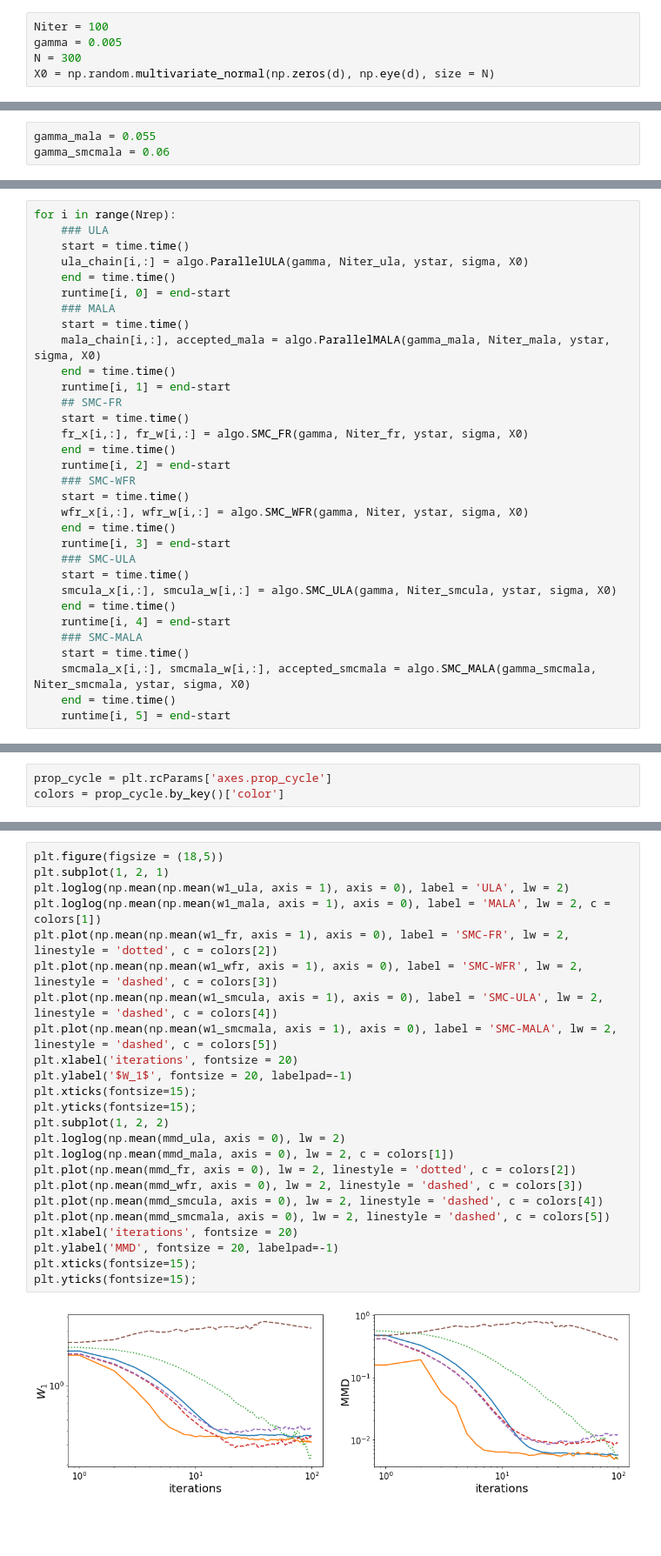
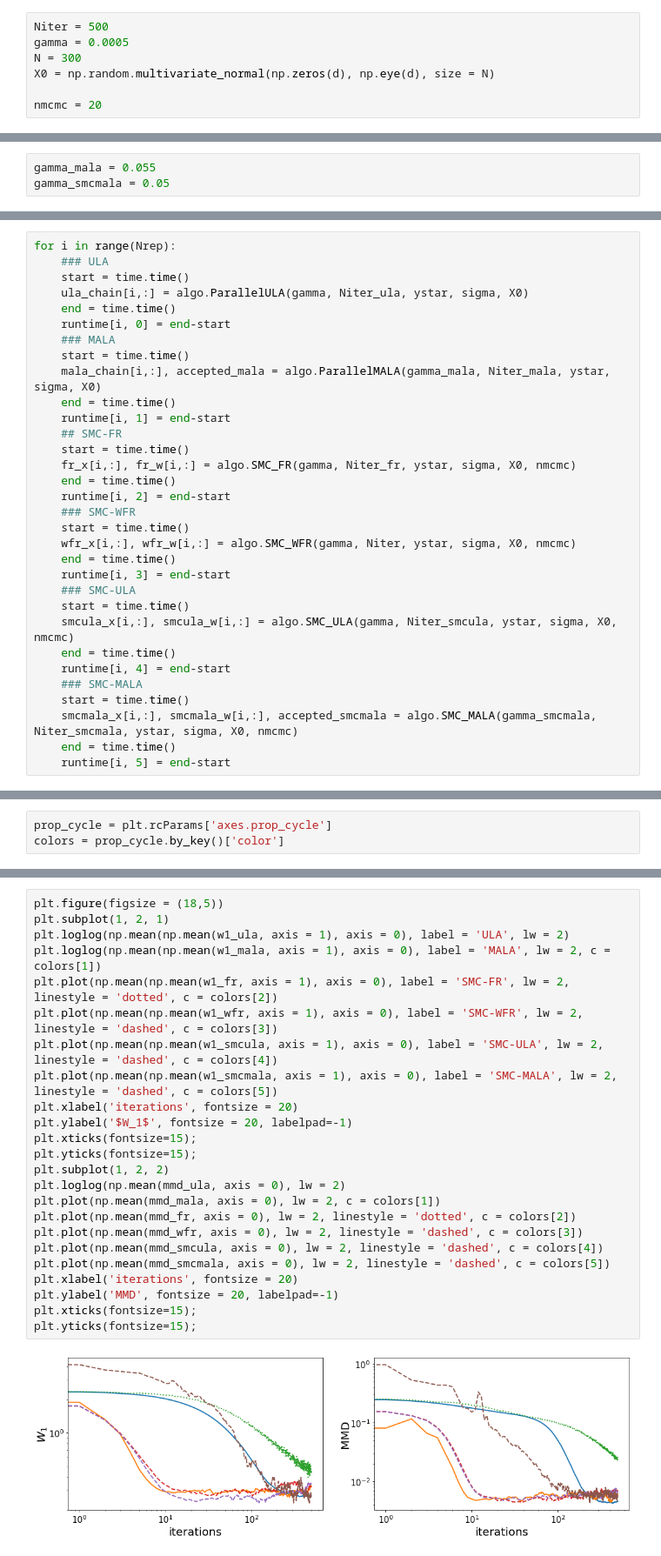
Before and after one commit to FrancescaCrucinio/SMC-WFR, a Jupyter notebook: Donut/Donut_FlowComparison.ipynb, the cells around one changed output, grey strips where cells are left out. Shown: that part at 87% size. Cells and saved outputs as stored; diff of their text form; blank space fills up the shorter version.

```diff
--- a/Donut/Donut_FlowComparison.ipynb
+++ b/Donut/Donut_FlowComparison.ipynb
@@ -40,8 +50,10 @@ true_weight = rs.exp_and_normalise(algo.logpi_donut(true_sample.T, ystar, sigma)
 # %%
-Niter = 100
-gamma = 0.005
+Niter = 500
+gamma = 0.0005
 N = 300
 X0 = np.random.multivariate_normal(np.zeros(d), np.eye(d), size = N)
+
+nmcmc = 20
 # %%
 ancestors = rs.resampling('stratified', true_weight, N)
 true_sample = true_sample[ancestors, :]
@@ -58,7 +70,7 @@ Niter_smcula = Niter
 Niter_smcmala = Niter
 # %%
 gamma_mala = 0.055
-gamma_smcmala = 0.06
+gamma_smcmala = 0.05
 # %%
 Nalgo = 6
 Nrep = 5
@@ -89,22 +101,22 @@ for i in range(Nrep):
     runtime[i, 1] = end-start
     ## SMC-FR
     start = time.time()
-    fr_x[i,:], fr_w[i,:] = algo.SMC_FR(gamma, Niter_fr, ystar, sigma, X0)
+    fr_x[i,:], fr_w[i,:] = algo.SMC_FR(gamma, Niter_fr, ystar, sigma, X0, nmcmc)
     end = time.time()
     runtime[i, 2] = end-start
     ### SMC-WFR
     start = time.time()
-    wfr_x[i,:], wfr_w[i,:] = algo.SMC_WFR(gamma, Niter, ystar, sigma, X0)
+    wfr_x[i,:], wfr_w[i,:] = algo.SMC_WFR(gamma, Niter, ystar, sigma, X0, nmcmc)
     end = time.time()
     runtime[i, 3] = end-start
     ### SMC-ULA
     start = time.time()
-    smcula_x[i,:], smcula_w[i,:] = algo.SMC_ULA(gamma, Niter_smcula, ystar, sigma, X0)
+    smcula_x[i,:], smcula_w[i,:] = algo.SMC_ULA(gamma, Niter_smcula, ystar, sigma, X0, nmcmc)
     end = time.time()
     runtime[i, 4] = end-start
     ### SMC-MALA
     start = time.time()
-    smcmala_x[i,:], smcmala_w[i,:], accepted_smcmala = algo.SMC_MALA(gamma_smcmala, Niter_smcmala, ystar, sigma, X0)
+    smcmala_x[i,:], smcmala_w[i,:], accepted_smcmala = algo.SMC_MALA(gamma_smcmala, Niter_smcmala, ystar, sigma, X0, nmcmc)
     end = time.time()
     runtime[i, 5] = end-start
 # %%
@@ -238,26 +250,26 @@ plt.yticks(fontsize=15);
 # %%
 plt.figure(figsize = (18,5))
 plt.subplot(1, 2, 1)
 plt.loglog(np.mean(np.mean(w1_ula, axis = 1), axis = 0), label = 'ULA', lw = 2)
 plt.loglog(np.mean(np.mean(w1_mala, axis = 1), axis = 0), label = 'MALA', lw = 2, c = colors[1])
 plt.plot(np.mean(np.mean(w1_fr, axis = 1), axis = 0), label = 'SMC-FR', lw = 2, linestyle = 'dotted', c = colors[2])
 plt.plot(np.mean(np.mean(w1_wfr, axis = 1), axis = 0), label = 'SMC-WFR', lw = 2, linestyle = 'dashed', c = colors[3])
 plt.plot(np.mean(np.mean(w1_smcula, axis = 1), axis = 0), label = 'SMC-ULA', lw = 2, linestyle = 'dashed', c = colors[4])
 plt.plot(np.mean(np.mean(w1_smcmala, axis = 1), axis = 0), label = 'SMC-MALA', lw = 2, linestyle = 'dashed', c = colors[5])
 plt.xlabel('iterations', fontsize = 20)
 plt.ylabel('$W_1$', fontsize = 20, labelpad=-1)
 plt.xticks(fontsize=15);
 plt.yticks(fontsize=15);
 plt.subplot(1, 2, 2)
 plt.loglog(np.mean(mmd_ula, axis = 0), lw = 2)
-plt.loglog(np.mean(mmd_mala, axis = 0), lw = 2, c = colors[1])
+plt.plot(np.mean(mmd_mala, axis = 0), lw = 2, c = colors[1])
 plt.plot(np.mean(mmd_fr, axis = 0), lw = 2, linestyle = 'dotted', c = colors[2])
 plt.plot(np.mean(mmd_wfr, axis = 0), lw = 2, linestyle = 'dashed', c = colors[3])
 plt.plot(np.mean(mmd_smcula, axis = 0), lw = 2, linestyle = 'dashed', c = colors[4])
 plt.plot(np.mean(mmd_smcmala, axis = 0), lw = 2, linestyle = 'dashed', c = colors[5])
 plt.xlabel('iterations', fontsize = 20)
 plt.ylabel('MMD', fontsize = 20, labelpad=-1)
 plt.xticks(fontsize=15);
 plt.yticks(fontsize=15);
 # %% [output]
-[figure, old version]
+[figure, new version]
```
Also changed, not shown: parts of 9 cells of this notebook, 6 other files.
